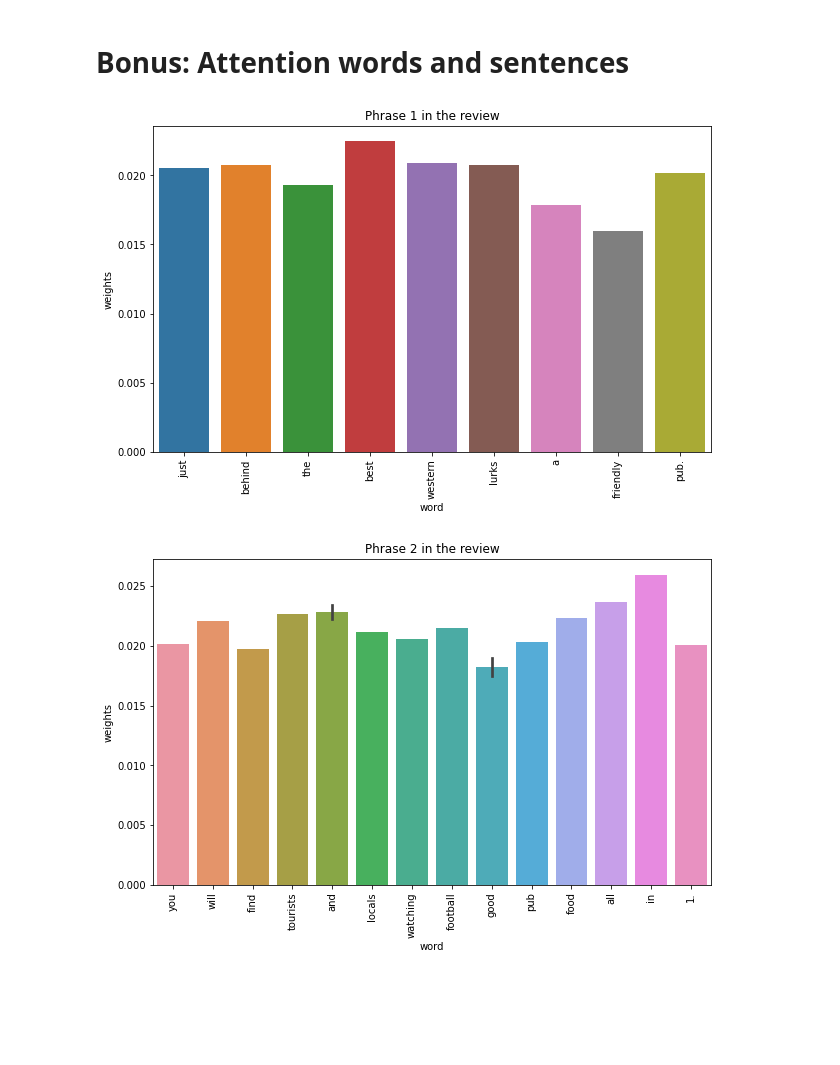
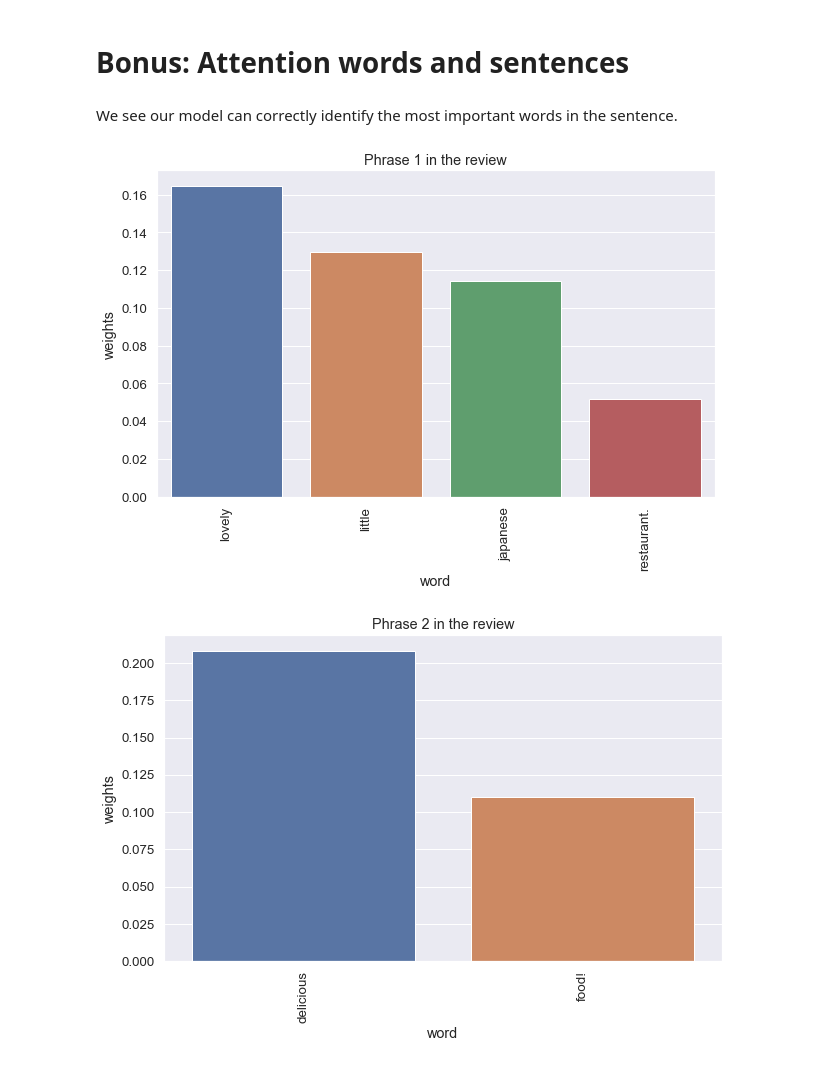
Before and after one commit to henrique-britoleao/trip_advisor_scrap, a Jupyter notebook: Deliverable_4/Deliverable_4.ipynb, the cells around one changed output. Saved outputs shown, nothing was run; the diff lists cells and outputs as text; code cells hidden in the pictures; blank space fills up the shorter version.

Commit message:
Added optimal model and ran deliverable 4

```diff
--- a/Deliverable_4/Deliverable_4.ipynb
+++ b/Deliverable_4/Deliverable_4.ipynb
@@ -262,0 +352,7 @@ Restoring a name-based tf.train.Saver checkpoint using the object-based restore
+# %%
+han_history_opt = han_model_opt.fit(
+    train_ds,
+    epochs=30,
+    validation_data=test_ds,
+    callbacks=[es],
+)
@@ -262,0 +377,13 @@ Restoring a name-based tf.train.Saver checkpoint using the object-based restore
+# %%
+# Confusion Matrix for Base HAN
+y_predict_base = han_model_base.predict(test_ds)
+matrix_base = confusion_matrix(y_test.argmax(axis=1), y_predict_base.argmax(axis=1), normalize='true')
+
+df_cm_base = pd.DataFrame(matrix_base, columns=[1, 2, 3, 4, 5], index=[1, 2, 3, 4, 5])
+
+df_cm_base.index.name = 'True label'
+df_cm_base.columns.name = 'Predicted label'
+plt.figure(figsize = (9, 6))
+plt.title('Normalized confusion matrix')
+sns.set(font_scale=1.2)
+sns.heatmap(df_cm_base, cmap="Blues", annot=True, annot_kws={"size": 12}, fmt='.1g')
@@ -262,0 +393,13 @@ Restoring a name-based tf.train.Saver checkpoint using the object-based restore
+# %%
+# Confusion Matrix for Optimal HAN
+y_predict_opt = han_model_opt.predict(test_ds)
+matrix_opt = confusion_matrix(y_test.argmax(axis=1), y_predict_opt.argmax(axis=1), normalize='true')
+
+df_cm_opt = pd.DataFrame(matrix_opt, columns=[1, 2, 3, 4, 5], index=[1, 2, 3, 4, 5])
+
+df_cm_opt.index.name = 'True label'
+df_cm_opt.columns.name = 'Predicted label'
+plt.figure(figsize = (9, 6))
+plt.title('Normalized confusion matrix')
+sns.set(font_scale=1.2)
+sns.heatmap(df_cm_opt, cmap="Blues", annot=True, annot_kws={"size": 12}, fmt='.1g')
@@ -264,13 +410,15 @@ Restoring a name-based tf.train.Saver checkpoint using the object-based restore
 ### Evaluate models
 # %% [markdown]
 # Bonus: Attention words and sentences
+# %% [markdown]
+We see our model can correctly identify the most important words in the sentence.
 # %%
-i = 15
+i=5
 example = padded_preprocessed_reviews[i:i+1]
 reverse_word_mapper = dict(map(reversed, tokenizer.word_index.items()))
 
-plotter = PlotAttentionWeights(padded_preprocessed_reviews[i:i+1], han_model, reverse_word_mapper)
+plotter = PlotAttentionWeights(padded_preprocessed_reviews[i:i+1], han_model_opt, reverse_word_mapper)
 plotter.plot_attention_weights_sentences()
 # %% [output]
-[figure, old version]
+[figure, new version]
-[figure, old version]
+[figure, new version]
```
Also changed, not shown: parts of 15 cells of this notebook, 1 other file.
